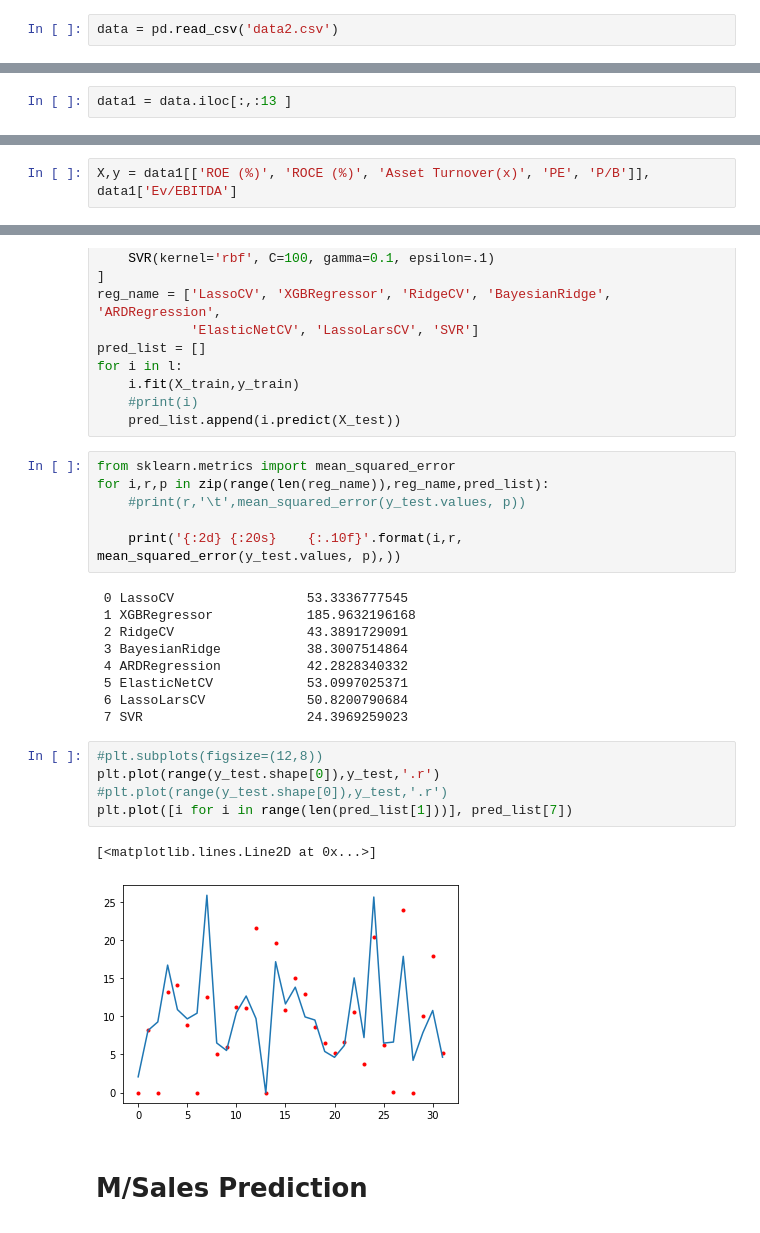
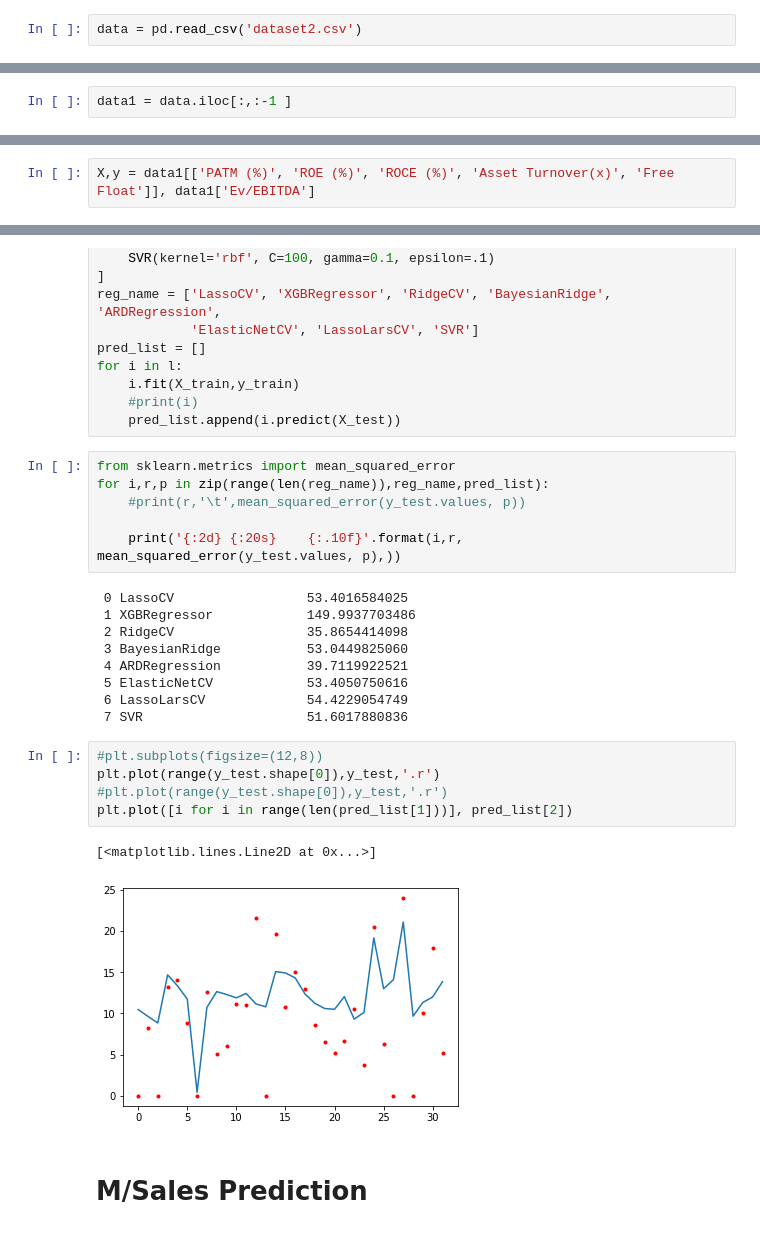
Before and after one commit to RohanTrix/Stock-market-predictor, a Jupyter notebook: MNC_Day2.ipynb, the cells around one changed output, grey strips where cells are left out. Saved outputs shown, nothing was run; the diff lists cells and outputs as text.

```diff
--- a/MNC_Day2.ipynb
+++ b/MNC_Day2.ipynb
@@ -13,7 +13,7 @@ import matplotlib.pyplot as plt
 import seaborn as sns
 %matplotlib inline
 # %%
-data = pd.read_csv('data2.csv')
+data = pd.read_csv('dataset2.csv')
 # %%
 data.head()
 # %% [output]
@@ -60,4 +65,4 @@ len(data.columns)
 # %% [markdown]
 # **Ev/EBITDA Prediction**
 # %%
-data1 = data.iloc[:,:13 ]
+data1 = data.iloc[:,:-1 ]
@@ -88,2 +86,2 @@ Index(['ROE (%)', 'ROCE (%)', 'Asset Turnover(x)', 'PE', 'P/B', 'Ev/EBITDA'], dt
 # %%
-X,y = data1[['ROE (%)', 'ROCE (%)', 'Asset Turnover(x)', 'PE', 'P/B']], data1['Ev/EBITDA']
+X,y = data1[['PATM (%)', 'ROE (%)', 'ROCE (%)', 'Asset Turnover(x)', 'Free Float']], data1['Ev/EBITDA']
@@ -134,22 +148,22 @@ for i,r,p in zip(range(len(reg_name)),reg_name,pred_list):
 
     print('{:2d} {:20s}    {:.10f}'.format(i,r, mean_squared_error(y_test.values, p),))
 # %% [output]
- 0 LassoCV                 53.3336777545
- 1 XGBRegressor            185.9632196168
- 2 RidgeCV                 43.3891729091
- 3 BayesianRidge           38.3007514864
- 4 ARDRegression           42.2828340332
- 5 ElasticNetCV            53.0997025371
- 6 LassoLarsCV             50.8200790684
- 7 SVR                     24.3969259023
+ 0 LassoCV                 53.4016584025
+ 1 XGBRegressor            149.9937703486
+ 2 RidgeCV                 35.8654414098
+ 3 BayesianRidge           53.0449825060
+ 4 ARDRegression           39.7119922521
+ 5 ElasticNetCV            53.4050750616
+ 6 LassoLarsCV             54.4229054749
+ 7 SVR                     51.6017880836
 # %%
 #plt.subplots(figsize=(12,8))
 plt.plot(range(y_test.shape[0]),y_test,'.r')
 #plt.plot(range(y_test.shape[0]),y_test,'.r')
-plt.plot([i for i in range(len(pred_list[1]))], pred_list[7])
+plt.plot([i for i in range(len(pred_list[1]))], pred_list[2])
 # %% [output]
 [<matplotlib.lines.Line2D at 0x...>]
-[figure, old version]
+[figure, new version]
 # %% [markdown]
 # **M/Sales Prediction**
 # %%
```
Also changed, not shown: parts of 17 cells of this notebook.
